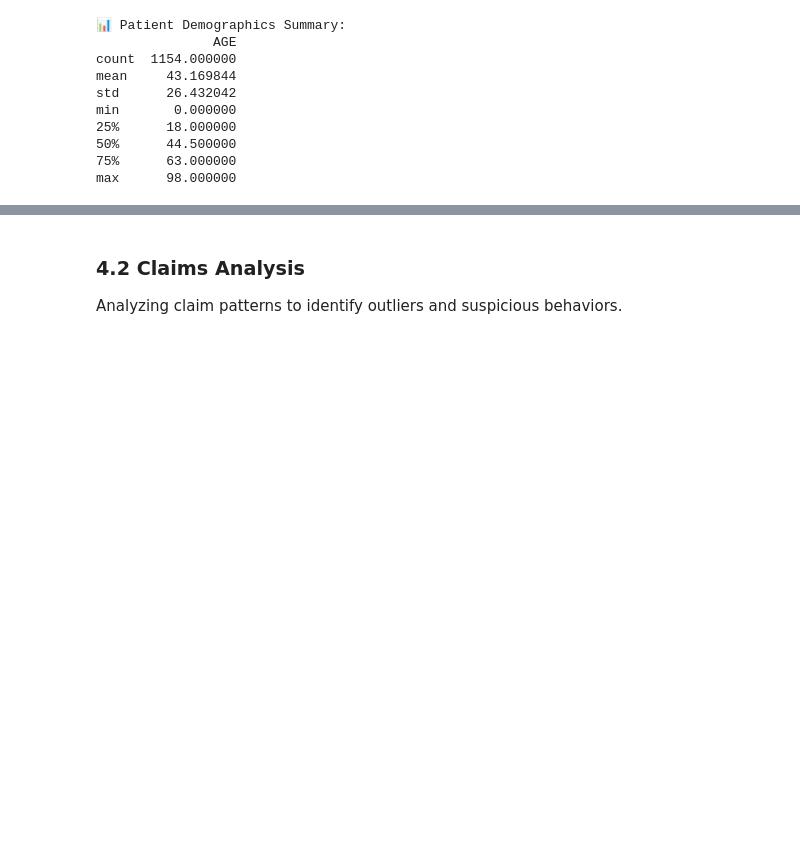
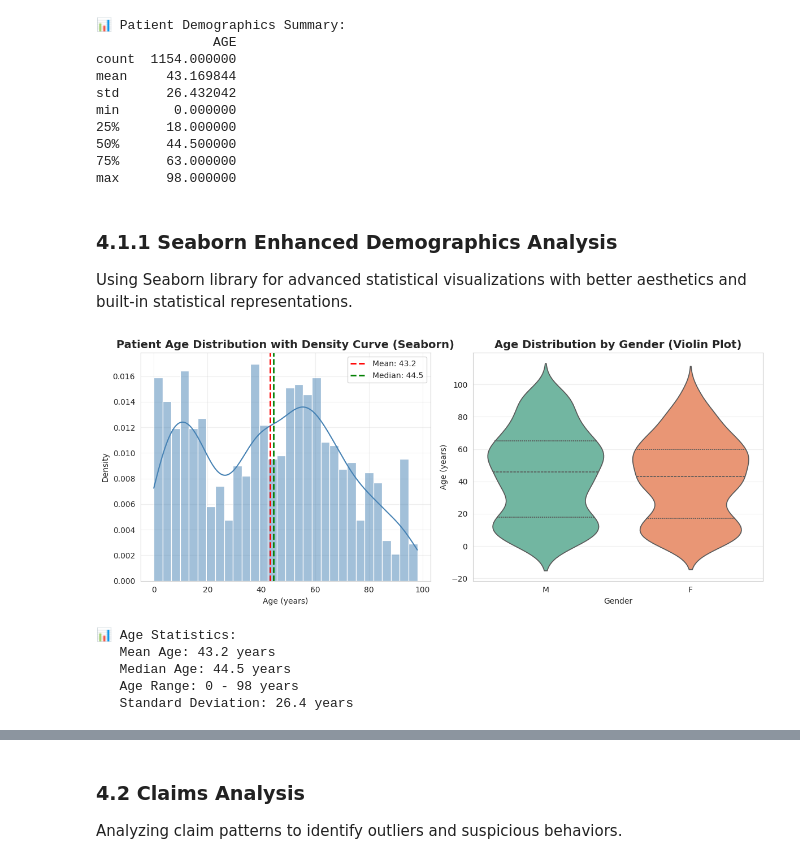
Before and after one commit to nithinmohantk/ucdpa-ml-capstone-project-healthcare-fraud-detection-ireland, a Jupyter notebook: notebooks/healthcare_fwa_consolidated_final.ipynb, the cells around one changed output, grey strips where cells are left out. Cells and saved outputs as stored; diff of their text form; code cells hidden in the pictures; blank space fills up the shorter version.

Commit message:
Updated new set of visualizations and scipts to generate images

```diff
--- a/notebooks/healthcare_fwa_consolidated_final.ipynb
+++ b/notebooks/healthcare_fwa_consolidated_final.ipynb
@@ -371,3 +373,47 @@ min       0.000000
 50%      44.500000
 75%      63.000000
 max      98.000000
+# %% [markdown]
+### 4.1.1 Seaborn Enhanced Demographics Analysis
+
+Using Seaborn library for advanced statistical visualizations with better aesthetics and built-in statistical representations.
+# %%
+# SEABORN CHART 1: Age Distribution with KDE (Kernel Density Estimate)
+plt.figure(figsize=(12, 5))
+
+# Left subplot: Histogram with KDE
+plt.subplot(1, 2, 1)
+sns.histplot(data=patients_filtered, x='AGE', kde=True, bins=30, color='steelblue', stat='density')
+plt.title('Patient Age Distribution with Density Curve (Seaborn)', fontsize=14, fontweight='bold')
+plt.xlabel('Age (years)')
+plt.ylabel('Density')
+plt.axvline(patients_filtered['AGE'].mean(), color='red', linestyle='--',
+            label=f'Mean: {patients_filtered["AGE"].mean():.1f}', linewidth=2)
+plt.axvline(patients_filtered['AGE'].median(), color='green', linestyle='--',
+            label=f'Median: {patients_filtered["AGE"].median():.1f}', linewidth=2)
+plt.legend()
+plt.grid(alpha=0.3)
+
+# Right subplot: Age distribution by Gender
+plt.subplot(1, 2, 2)
+sns.violinplot(data=patients_filtered, x='GENDER', y='AGE', palette='Set2', inner='quartile')
+plt.title('Age Distribution by Gender (Violin Plot)', fontsize=14, fontweight='bold')
+plt.xlabel('Gender')
+plt.ylabel('Age (years)')
+plt.grid(axis='y', alpha=0.3)
+
+plt.tight_layout()
+plt.show()
+
+print(f"\n📊 Age Statistics:")
+print(f"   Mean Age: {patients_filtered['AGE'].mean():.1f} years")
+print(f"   Median Age: {patients_filtered['AGE'].median():.1f} years")
+print(f"   Age Range: {patients_filtered['AGE'].min():.0f} - {patients_filtered['AGE'].max():.0f} years")
+print(f"   Standard Deviation: {patients_filtered['AGE'].std():.1f} years")
+# %% [output]
+[figure, added]
+📊 Age Statistics:
+   Mean Age: 43.2 years
+   Median Age: 44.5 years
+   Age Range: 0 - 98 years
+   Standard Deviation: 26.4 years
```
Also changed, not shown: parts of 11 cells of this notebook, 38 other files.
